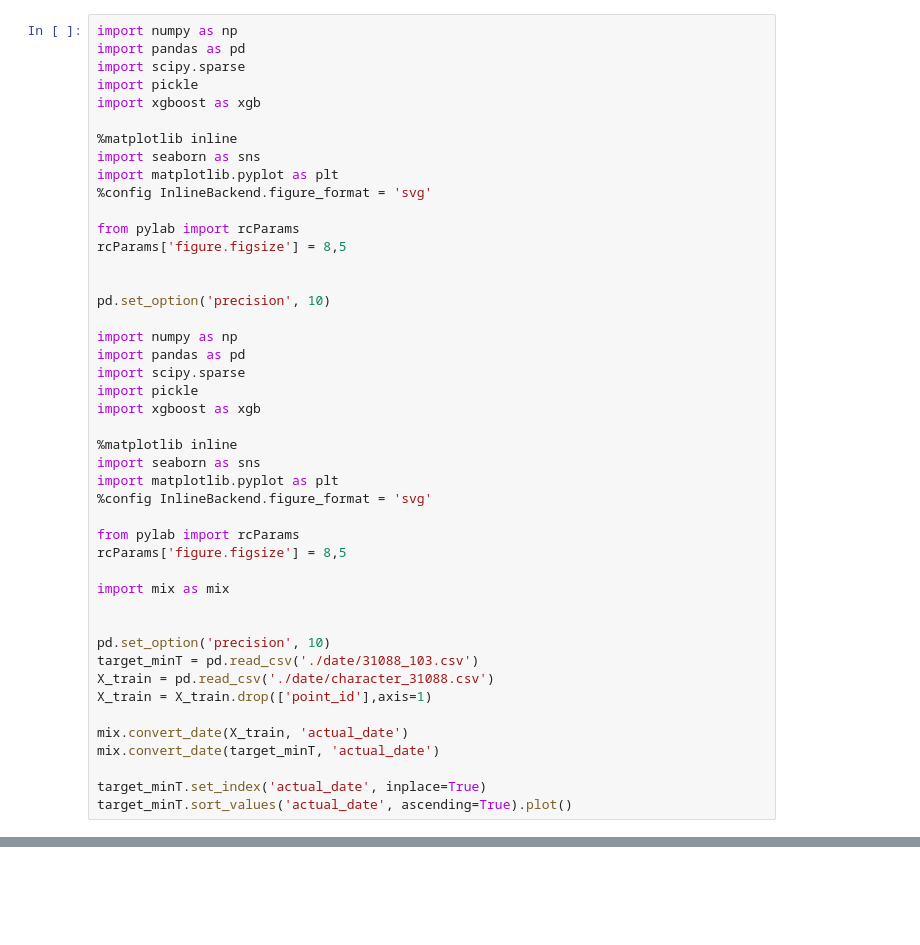
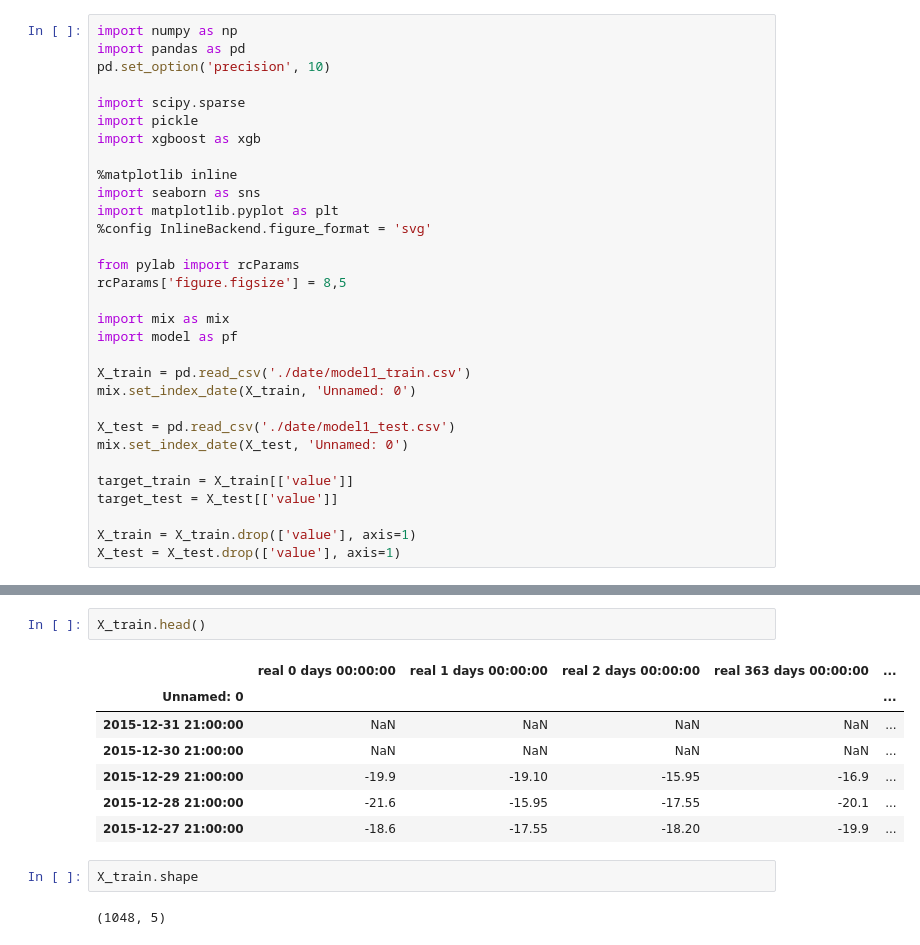
Before and after one commit to pototckaia/Course-work, a Jupyter notebook: feature selection.ipynb, the cells around one changed output, grey strips where cells are left out. Cells and saved outputs as stored; diff of their text form; blank space fills up the shorter version.

```diff
--- a/feature selection.ipynb
+++ b/feature selection.ipynb
@@ -1,23 +1,8 @@
 # %%
 import numpy as np
 import pandas as pd
-import scipy.sparse
-import pickle
-import xgboost as xgb
-
-%matplotlib inline
-import seaborn as sns
-import matplotlib.pyplot as plt
-%config InlineBackend.figure_format = 'svg'
-
-from pylab import rcParams
-rcParams['figure.figsize'] = 8,5
-
-
 pd.set_option('precision', 10)
 
-import numpy as np
-import pandas as pd
 import scipy.sparse
 import pickle
 import xgboost as xgb
@@ -31,15 +16,16 @@ from pylab import rcParams
 rcParams['figure.figsize'] = 8,5
 
 import mix as mix
+import model as pf
 
+X_train = pd.read_csv('./date/model1_train.csv')
+mix.set_index_date(X_train, 'Unnamed: 0')
 
-pd.set_option('precision', 10)
-target_minT = pd.read_csv('./date/31088_103.csv')
-X_train = pd.read_csv('./date/character_31088.csv')
-X_train = X_train.drop(['point_id'],axis=1)
+X_test = pd.read_csv('./date/model1_test.csv')
+mix.set_index_date(X_test, 'Unnamed: 0')
 
-mix.convert_date(X_train, 'actual_date')
-mix.convert_date(target_minT, 'actual_date')
+target_train = X_train[['value']]
+target_test = X_test[['value']]
 
-target_minT.set_index('actual_date', inplace=True)
-target_minT.sort_values('actual_date', ascending=True).plot()
+X_train = X_train.drop(['value'], axis=1)
+X_test = X_test.drop(['value'], axis=1)
@@ -138,0 +32,14 @@ To retain the current behavior and silence the warning, pass 'sort=True'.
+# %%
+X_train.head()
+# %% [output]
+|  | real 0 days 00:00:00 | real 1 days 00:00:00 | real 2 days 00:00:00 | real 363 days 00:00:00 | ... |
+| Unnamed: 0 |  |  |  |  | ... |
+| 2015-12-31 21:00:00 | NaN | NaN | NaN | NaN | ... |
+| 2015-12-30 21:00:00 | NaN | NaN | NaN | NaN | ... |
+| 2015-12-29 21:00:00 | -19.9 | -19.10 | -15.95 | -16.9 | ... |
+| 2015-12-28 21:00:00 | -21.6 | -15.95 | -17.55 | -20.1 | ... |
+| 2015-12-27 21:00:00 | -18.6 | -17.55 | -18.20 | -19.9 | ... |
+# %%
+X_train.shape
+# %% [output]
+(1048, 5)
```
Also changed, not shown: parts of 18 cells of this notebook, 9 other files.
